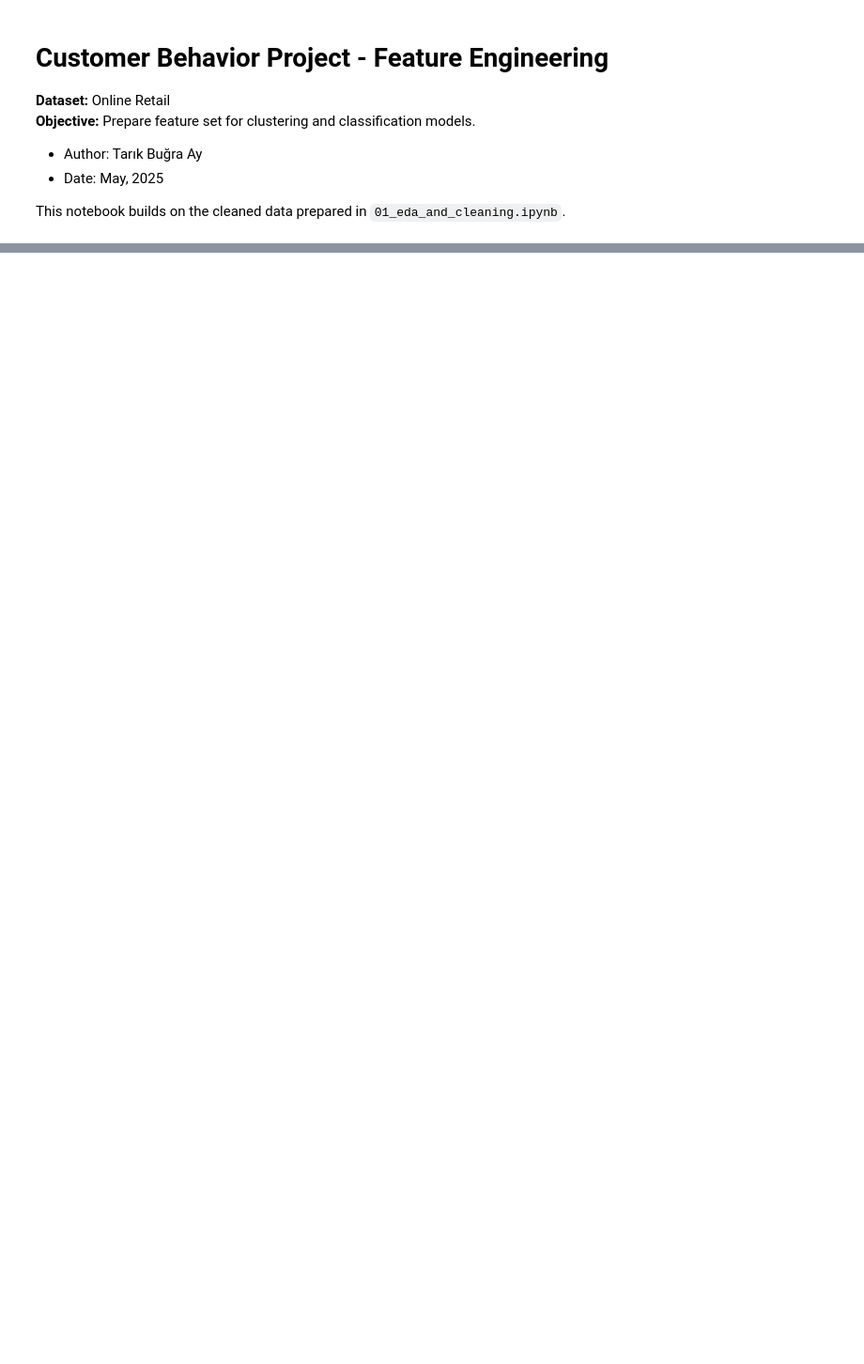
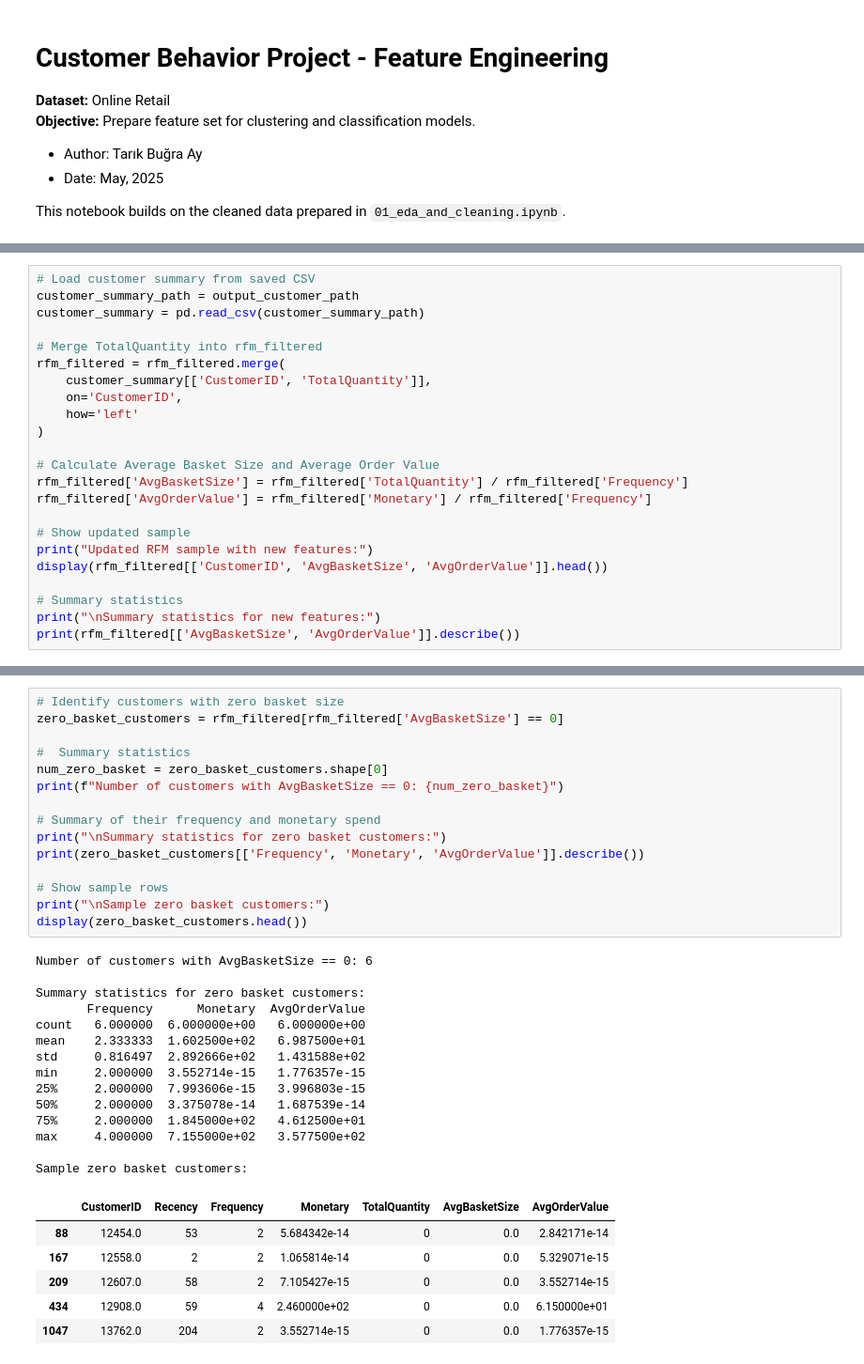
Before and after one commit to TarikBugraAy/customer-behavior-bi-project, a Jupyter notebook: notebooks/02_feature_engineering.ipynb, the cells around one changed output, grey strips where cells are left out. Shown: that part at 94% size. Cells and saved outputs as stored; diff of their text form; blank space fills up the shorter version.

```diff
--- a/notebooks/02_feature_engineering.ipynb
+++ b/notebooks/02_feature_engineering.ipynb
@@ -78,0 +294,23 @@ print(rfm.describe())
+# %%
+# Load customer summary from saved CSV
+customer_summary_path = output_customer_path
+customer_summary = pd.read_csv(customer_summary_path)
+
+# Merge TotalQuantity into rfm_filtered
+rfm_filtered = rfm_filtered.merge(
+    customer_summary[['CustomerID', 'TotalQuantity']],
+    on='CustomerID',
+    how='left'
+)
+
+# Calculate Average Basket Size and Average Order Value
+rfm_filtered['AvgBasketSize'] = rfm_filtered['TotalQuantity'] / rfm_filtered['Frequency']
+rfm_filtered['AvgOrderValue'] = rfm_filtered['Monetary'] / rfm_filtered['Frequency']
+
+# Show updated sample
+print("Updated RFM sample with new features:")
+display(rfm_filtered[['CustomerID', 'AvgBasketSize', 'AvgOrderValue']].head())
+
+# Summary statistics
+print("\nSummary statistics for new features:")
+print(rfm_filtered[['AvgBasketSize', 'AvgOrderValue']].describe())
@@ -78,0 +347,36 @@ print(rfm.describe())
+# %%
+# Identify customers with zero basket size
+zero_basket_customers = rfm_filtered[rfm_filtered['AvgBasketSize'] == 0]
+
+#  Summary statistics
+num_zero_basket = zero_basket_customers.shape[0]
+print(f"Number of customers with AvgBasketSize == 0: {num_zero_basket}")
+
+# Summary of their frequency and monetary spend
+print("\nSummary statistics for zero basket customers:")
+print(zero_basket_customers[['Frequency', 'Monetary', 'AvgOrderValue']].describe())
+
+# Show sample rows
+print("\nSample zero basket customers:")
+display(zero_basket_customers.head())
+# %% [output]
+Number of customers with AvgBasketSize == 0: 6
+
+Summary statistics for zero basket customers:
+       Frequency      Monetary  AvgOrderValue
+count   6.000000  6.000000e+00   6.000000e+00
+mean    2.333333  1.602500e+02   6.987500e+01
+std     0.816497  2.892666e+02   1.431588e+02
+min     2.000000  3.552714e-15   1.776357e-15
+25%     2.000000  7.993606e-15   3.996803e-15
+50%     2.000000  3.375078e-14   1.687539e-14
+75%     2.000000  1.845000e+02   4.612500e+01
+max     4.000000  7.155000e+02   3.577500e+02
+
+Sample zero basket customers:
+|  | CustomerID | Recency | Frequency | Monetary | TotalQuantity | AvgBasketSize | AvgOrderValue |
+| 88 | 12454.0 | 53 | 2 | 5.684342e-14 | 0 | 0.0 | 2.842171e-14 |
+| 167 | 12558.0 | 2 | 2 | 1.065814e-14 | 0 | 0.0 | 5.329071e-15 |
+| 209 | 12607.0 | 58 | 2 | 7.105427e-15 | 0 | 0.0 | 3.552714e-15 |
+| 434 | 12908.0 | 59 | 4 | 2.460000e+02 | 0 | 0.0 | 6.150000e+01 |
+| 1047 | 13762.0 | 204 | 2 | 3.552714e-15 | 0 | 0.0 | 1.776357e-15 |
```
Also changed, not shown: parts of 21 cells of this notebook, 3 other files.
